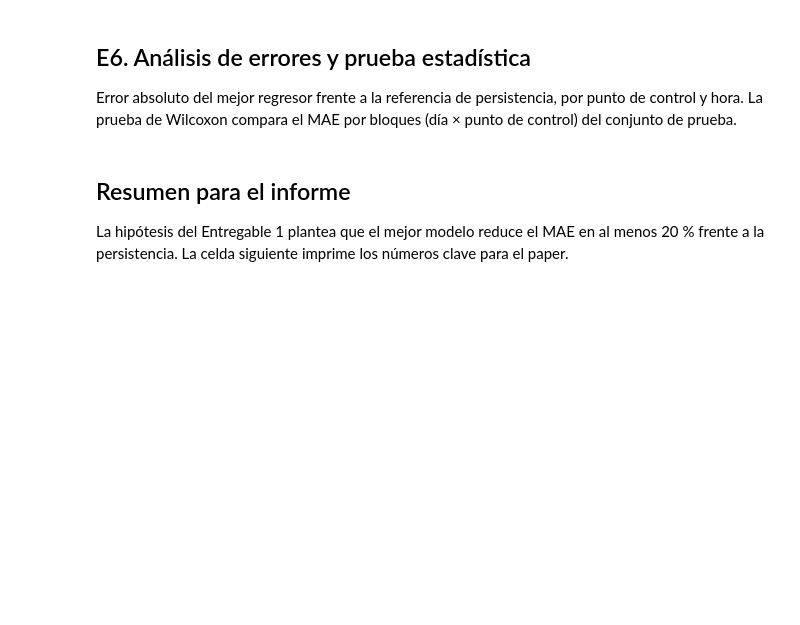
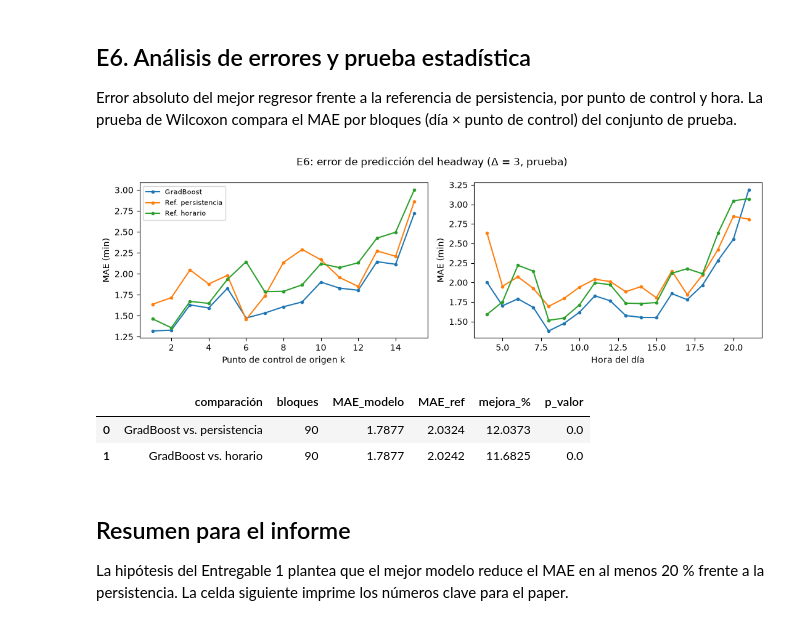
Before and after one commit to Alfredo123255/prediccion-amontonamiento-buses-cusco, a Jupyter notebook: Experimentacion.ipynb, the cells around one changed output. Cells and saved outputs as stored; diff of their text form; code cells hidden in the pictures; blank space fills up the shorter version.

```diff
--- a/Experimentacion.ipynb
+++ b/Experimentacion.ipynb
@@ -521,29 +678,35 @@ La prueba de Wilcoxon compara el MAE por bloques (día × punto de control) del
 # %%
 err = d_te[["date", "k", "hour"]].copy()
 err["modelo"] = np.abs(d_te.y_h.to_numpy() - PRED["reg"][best_reg])
 err["persistencia"] = np.abs(d_te.y_h.to_numpy() - PRED["reg"]["Ref. persistencia"])
 err["horario"] = np.abs(d_te.y_h.to_numpy() - PRED["reg"]["Ref. horario"])
 err["hora"] = err.hour.astype(int)
 
 fig, axes = plt.subplots(1, 2, figsize=(11, 3.6))
 for ax, col, lab in ((axes[0], "k", "Punto de control de origen k"), (axes[1], "hora", "Hora del día")):
-    e = err.groupby(col)[["modelo", "persistencia", "horario"]].mean()
+    g_ = err.groupby(col)
+    e = g_[["modelo", "persistencia", "horario"]].mean()[g_.size() >= 30]   # horas con pocos datos son ruido
     e.plot(ax=ax, marker="o", ms=3)
     ax.set(xlabel=lab, ylabel="MAE (min)")
 axes[0].legend([best_reg, "Ref. persistencia", "Ref. horario"], fontsize=8)
 axes[1].get_legend().remove()
 fig.suptitle(f"E6: error de predicción del headway (Δ = {DELTA_MAIN}, prueba)")
 fig.tight_layout(); fig.savefig(FIG / "exp6_errores.png", dpi=200); plt.show()
 
 blk = err.groupby(["date", "k"])[["modelo", "persistencia", "horario"]].mean()
 W = []
 for ref in ("persistencia", "horario"):
     stat, pval = wilcoxon(blk.modelo, blk[ref], alternative="less")
     W.append({"comparación": f"{best_reg} vs. {ref}", "bloques": len(blk), "MAE_modelo": blk.modelo.mean(),
               "MAE_ref": blk[ref].mean(), "mejora_%": 100 * (1 - blk.modelo.mean() / blk[ref].mean()), "p_valor": pval})
 W = pd.DataFrame(W)
 W.to_csv(RES / "E6_wilcoxon.csv", index=False)
 W.round(4)
+# %% [output]
+[figure, added]
+|  | comparación | bloques | MAE_modelo | MAE_ref | mejora_% | p_valor |
+| 0 | GradBoost vs. persistencia | 90 | 1.7877 | 2.0324 | 12.0373 | 0.0 |
+| 1 | GradBoost vs. horario | 90 | 1.7877 | 2.0242 | 11.6825 | 0.0 |
 # %% [markdown]
 ## Resumen para el informe
 La hipótesis del Entregable 1 plantea que el mejor modelo reduce el MAE en al menos 20 % frente a
```
Also changed, not shown: parts of 17 cells of this notebook, 13 other files.
